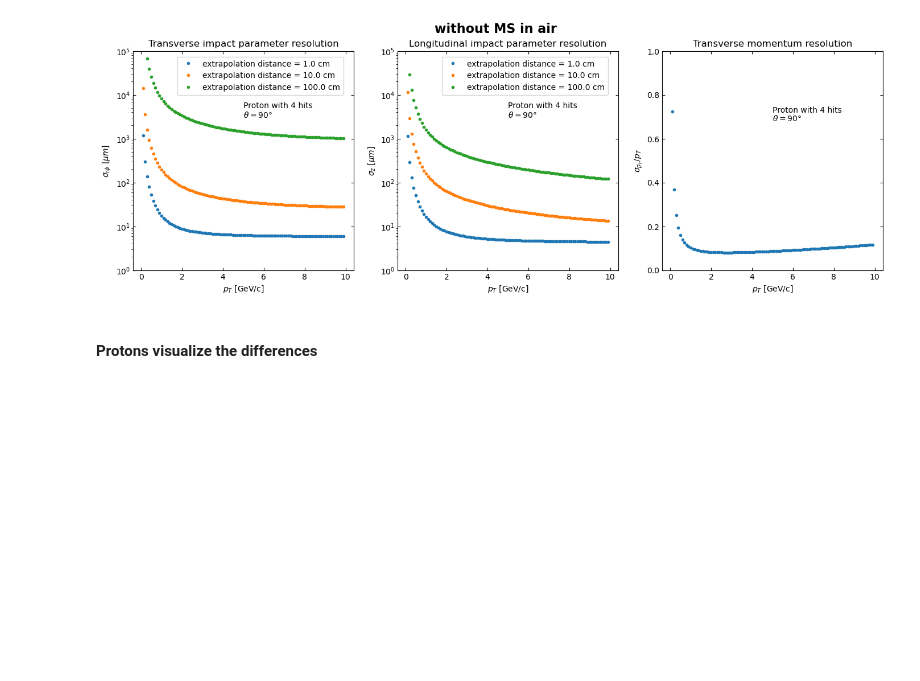
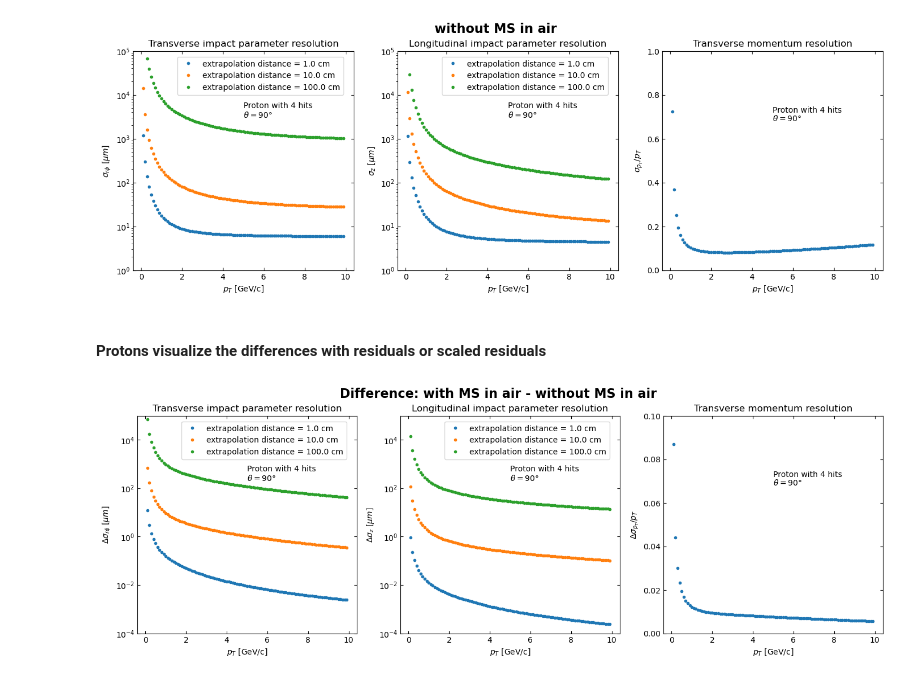
Before and after one commit to Claitos/Track-Parameter-Resolutions, a Jupyter notebook: MS_in_air_Test.ipynb, the cells around one changed output. Cells and saved outputs as stored; diff of their text form; code cells hidden in the pictures; blank space fills up the shorter version.

Commit message:
Checks wether MS in air makes a difference or not

```diff
--- a/MS_in_air_Test.ipynb
+++ b/MS_in_air_Test.ipynb
@@ -116,4 +114,40 @@ fig.savefig(f"{directory}/Proton_woMS.png", dpi = 200)
 # %% [output]
 [figure]
 # %% [markdown]
-#### Protons visualize the differences
+#### Protons visualize the differences with residuals or scaled residuals
+# %%
+proton_rphi_diff = proton_rphi_wMS - proton_rphi_woMS
+proton_z_diff = proton_z_wMS - proton_z_woMS
+proton_pT_diff = proton_pT_wMS - proton_pT_woMS
+# %%
+fig, axs = plt.subplots(1,3, figsize=(17,5))
+
+for i, r in enumerate(extrapolation_radii):
+    axs[0].plot(proton_momenta, proton_rphi_diff[i]*rescaling_factor, ".", label=f"extrapolation distance = {r*100} cm")
+axs[0].set_title("Transverse impact parameter resolution")
+axs[0].set(xlabel = xlabel, ylabel = "$\Delta \sigma_{r \phi}$ [$\mu m$]", ylim=(10**-4, 10**5), yscale="log")
+axs[0].tick_params(top=True, right=True, direction="in")
+axs[0].text(5, 500, "Proton with 4 hits")
+axs[0].text(5, 200, fr"$\theta = {theta}$°")
+axs[0].legend(loc=(0.2, 0.8))
+
+for i, r in enumerate(extrapolation_radii):
+    axs[1].plot(proton_momenta, proton_z_diff[i]*rescaling_factor, ".", label=f"extrapolation distance = {r*100} cm")
+axs[1].set_title("Longitudinal impact parameter resolution")
+axs[1].set(xlabel = xlabel, ylabel = "$\Delta \sigma_{z}$ [$\mu m$]", ylim=(10**-4, 10**5), yscale="log")
+axs[1].tick_params(top=True, right=True, direction="in")
+axs[1].text(5, 500, "Proton with 4 hits")
+axs[1].text(5, 200, fr"$\theta = {theta}$°")
+axs[1].legend(loc=(0.2, 0.8))
+
+axs[2].set_title("Transverse momentum resolution")
+axs[2].plot(proton_momenta, proton_pT_diff, ".")
+axs[2].set(xlabel = xlabel, ylabel = "$\Delta \sigma_{p_{T}} / p_T$", ylim=(0, 0.1))
+axs[2].tick_params(top=True, right=True, direction="in")
+axs[2].text(5, 0.072, "Proton with 4 hits")
+axs[2].text(5, 0.068, fr"$\theta = {theta}$°")
+
+fig.suptitle("Difference: with MS in air - without MS in air", fontsize=16, fontweight="bold")
+fig.savefig(f"{directory}/Proton_diff.png", dpi = 200)
+# %% [output]
+[figure, added]
```
Also changed, not shown: parts of 4 cells of this notebook, 1 other file.
